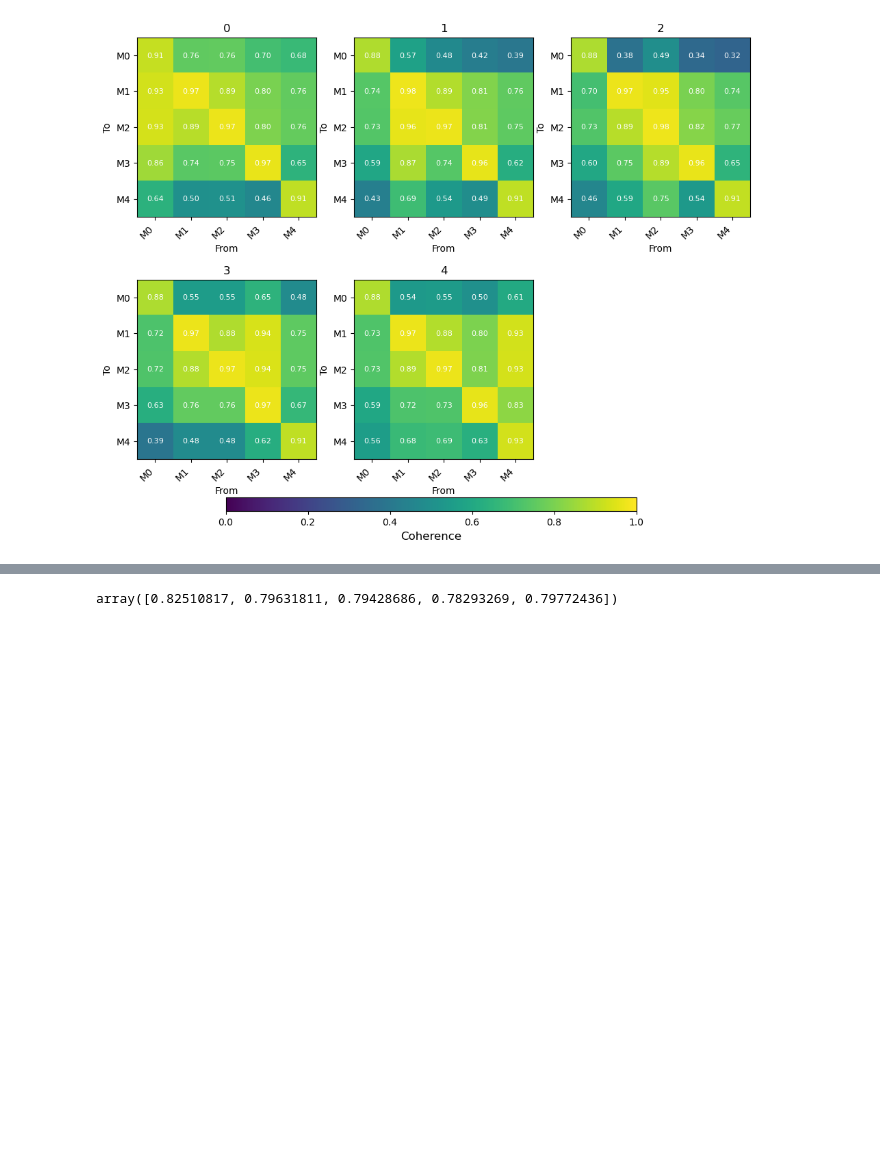
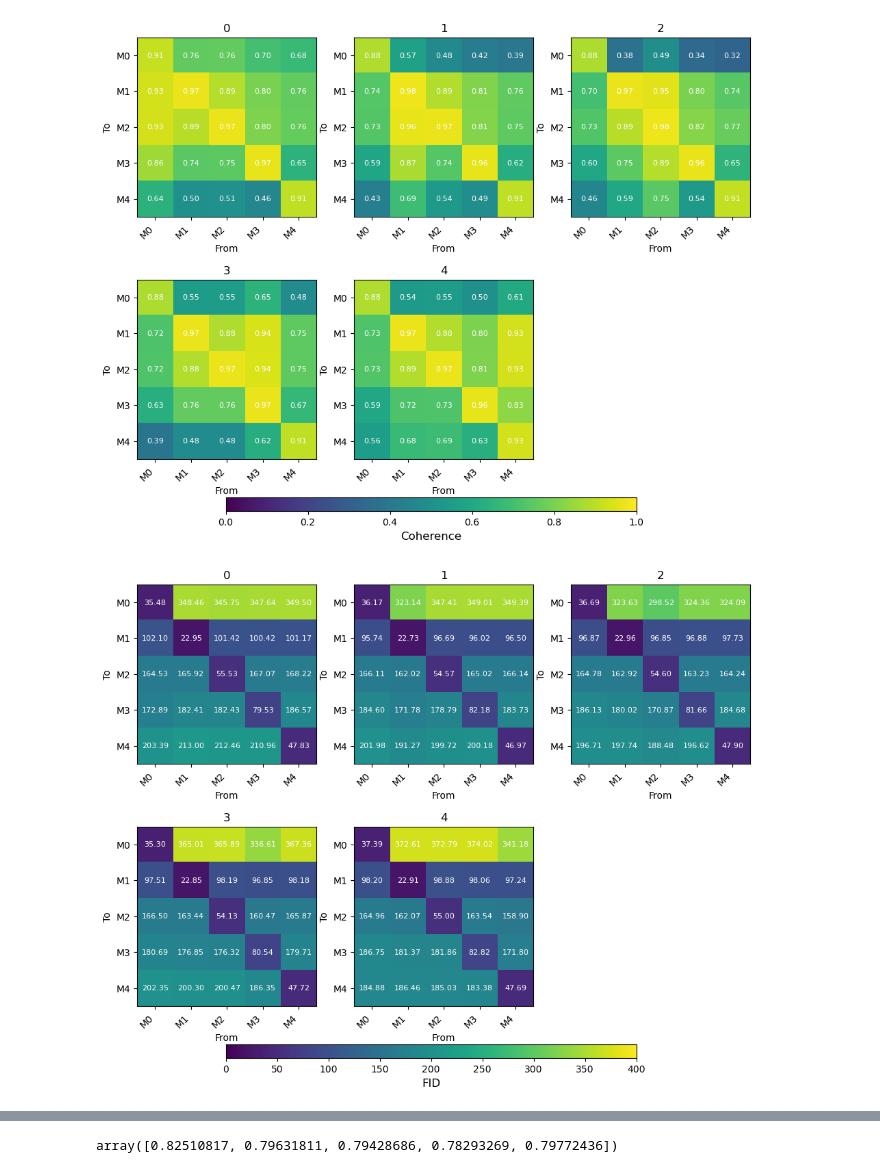
Before and after one commit to eso28599/mmvmvae, a Jupyter notebook: run_PM/process_results.ipynb, the cells around one changed output, grey strips where cells are left out. Saved outputs shown, nothing was run; the diff lists cells and outputs as text; code cells hidden in the pictures; blank space fills up the shorter version.

```diff
--- a/run_PM/process_results.ipynb
+++ b/run_PM/process_results.ipynb
@@ -826,3 +782,12 @@ matrices_jp_mod = {name: extract_matrix(row, True) for name, row in model_means_
 produce_alpha_plots(matrices_jp_mod, "../results_figures/alpha_heatmaps_mod.png", n_rows=2, n_cols=3)
 # %% [output]
 [figure]
+# %%
+metric_cols_fid = [c for c in df.columns if "val/fid/m" in c]
+metric_cols_cov_fid = [c for c in metric_cols_fid if "cov" in c]
+metric_cols_fid = [c for c in metric_cols_fid if "cov" not in c]
+model_means_jp_mod = df_modality.groupby("dataset.modalities_order")[metric_cols_cov_fid].mean()
+matrices_jp_mod = {name: extract_matrix(row, True) for name, row in model_means_jp_mod.iterrows()}
+produce_alpha_plots(matrices_jp_mod, "../results_figures/alpha_heatmaps_mod_fid.png", n_rows=2, n_cols=3,v_max=400, overall_title="FID")
+# %% [output]
+[figure, added]
```
Also changed, not shown: parts of 35 cells of this notebook, 35 other files.
